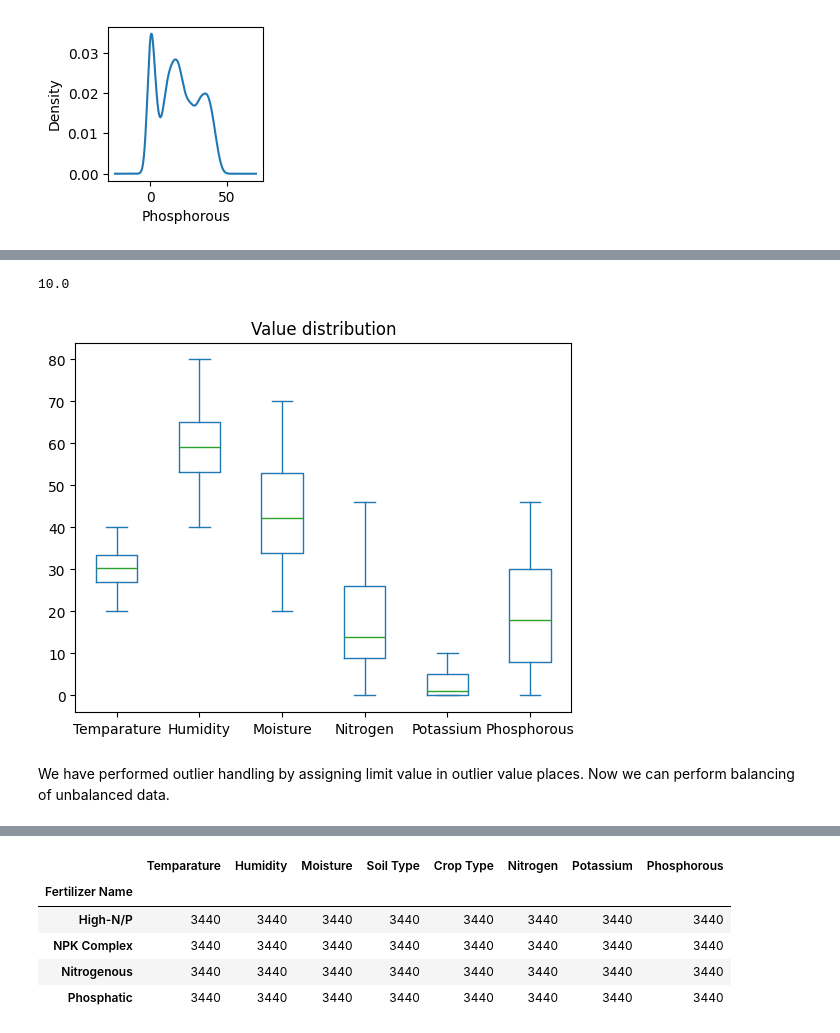
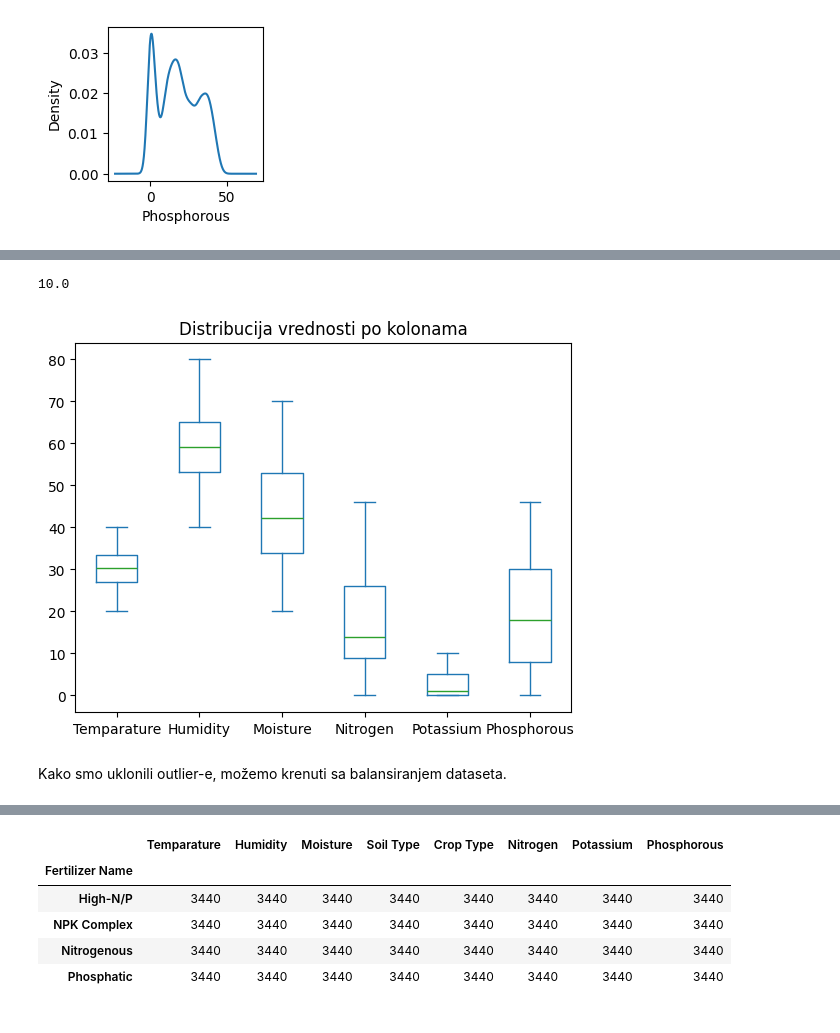
Before and after one commit to Covek01/machine-learning, a Jupyter notebook: crops.ipynb, the cells around one changed output, grey strips where cells are left out. Saved outputs shown, nothing was run; the diff lists cells and outputs as text; code cells hidden in the pictures.

```diff
--- a/crops.ipynb
+++ b/crops.ipynb
@@ -174,21 +175,21 @@ Here we can see that on Potassium column we have outlier values. This means that
 # %%
 # Calculating IQR value
 quantile_q1 = dataframe_crops[cols.POTASSIUM_COLUMN].quantile(0.25)
 quantile_q2 = dataframe_crops[cols.POTASSIUM_COLUMN].quantile(0.75)
 iqr = quantile_q2 - quantile_q1
 
 quantile_top_margin_value = quantile_q2 + iqr
 print(quantile_top_margin_value)
 # assign top margin value for outlier columns
 dataframe_crops[cols.POTASSIUM_COLUMN].mask(dataframe_crops[cols.POTASSIUM_COLUMN] > quantile_top_margin_value, quantile_top_margin_value, inplace = True)
 
-dataframe_crops.plot(kind="box", title="Value distribution")
+dataframe_crops.plot(kind="box", title="Distribucija vrednosti po kolonama")
 plt.show()
 # %% [output]
 10.0
-[figure, old version]
+[figure, new version]
 # %% [markdown]
-We have performed outlier handling by assigning limit value in outlier value places. Now we can perform balancing of unbalanced data.
+Kako smo uklonili outlier-e, možemo krenuti sa balansiranjem dataseta.
 # %%
 matrix = dataframe_crops.select_dtypes(include='number').corr()
 
```
Also changed, not shown: parts of 18 cells of this notebook, 1 other file.
